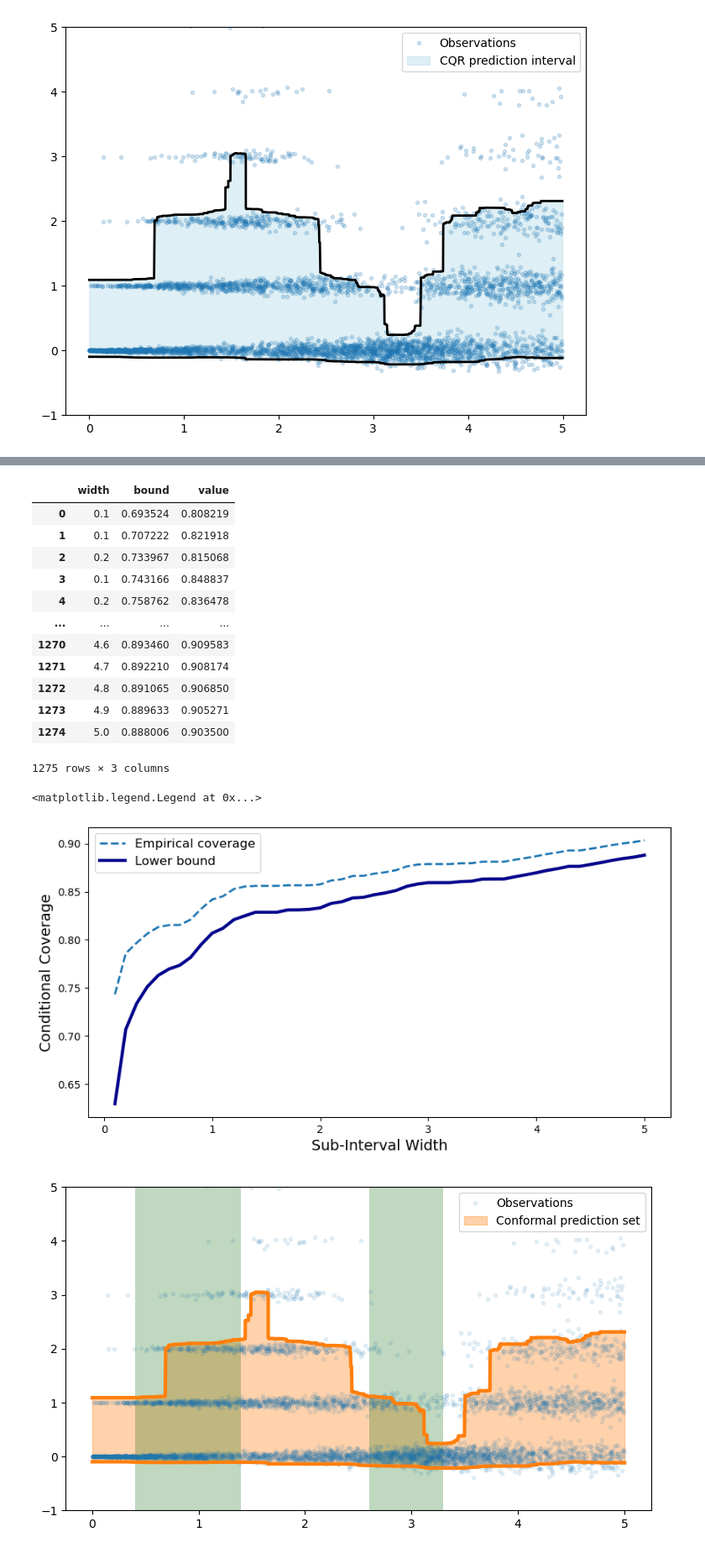
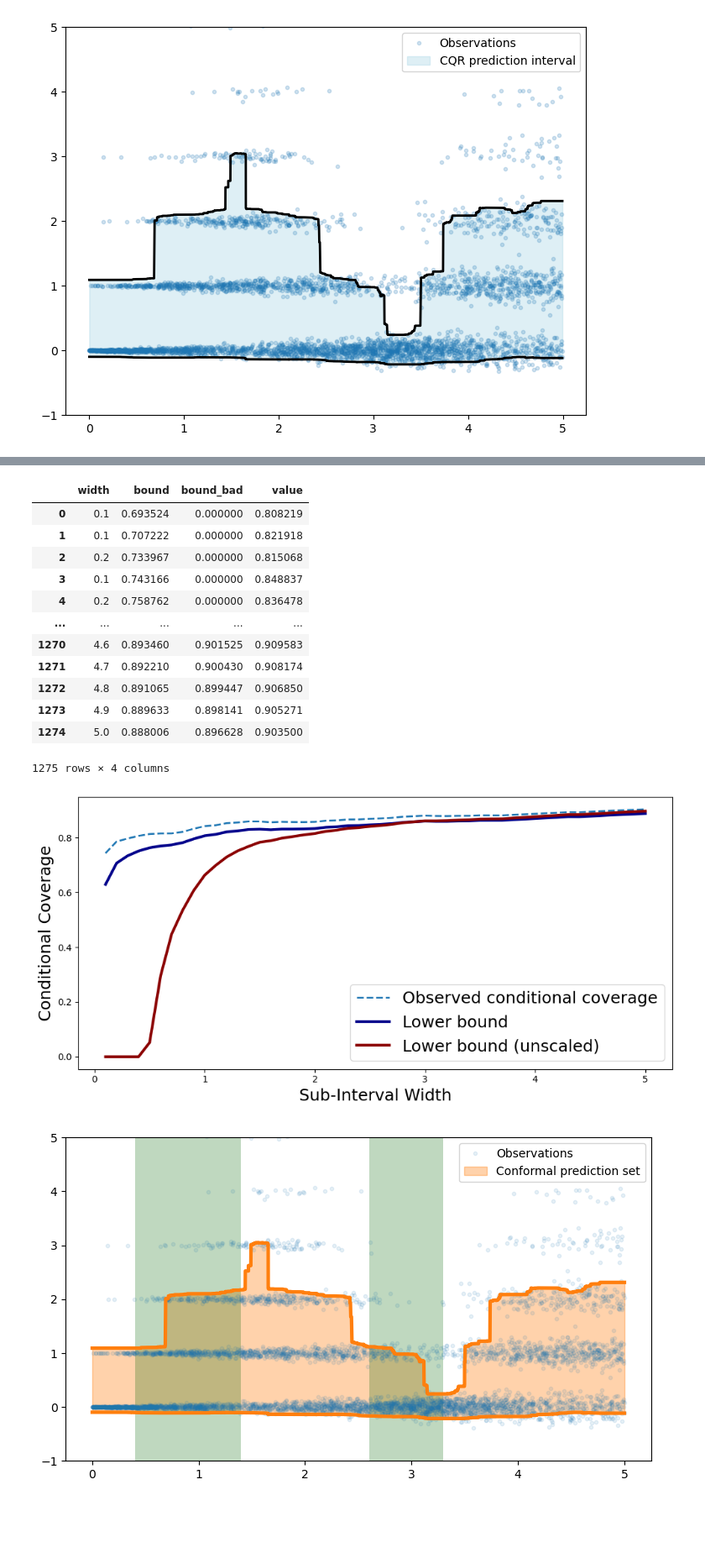
Before and after one commit to jjcherian/fairaudit, a Jupyter notebook: notebooks/PaperFigures.ipynb, the cells around one changed output, grey strips where cells are left out. Shown at 84% size. Cells and saved outputs as stored; diff of their text form; code cells hidden in the pictures; blank space fills up the shorter version.

```diff
--- a/notebooks/PaperFigures.ipynb
+++ b/notebooks/PaperFigures.ipynb
@@ -156,6 +156,20 @@ auditor.calibrate_groups(
     groups=intervals_at,
     bootstrap_params={'seed': 0, 'student': 'prob_bound', 'student_threshold': 0.01**(3/2)}
 )
+
+auditor_bad = Auditor(
+    X=X.reshape(-1,1),
+    Y=Y,
+    Z=np.concatenate([Z1.reshape(-1,1), Z2.reshape(-1,1)], axis=1),
+    metric=Metric('equalized_coverage')
+)
+
+auditor_bad.calibrate_groups(
+    alpha=0.1,
+    type='upper',
+    groups=intervals_at,
+    bootstrap_params={'seed': 0}
+)
 # %%
 plt.figure(figsize=(10,5))
 plt.plot(audit_trail_sample['x'], audit_trail_sample['y'], '.', alpha=0.2, label='Observations')
@@ -197,45 +210,50 @@ plt.legend(loc='upper right')
 from tqdm import tqdm
 widths = []
 bounds = []
+bounds_bad = []
 values = []
 for ind in tqdm(intervals_at.T):
     x_vals = X[ind]
     width = np.round(x_vals.max() - x_vals.min(), 1)
     bound, value, _ = auditor.query_group(ind)
+    bound_bad, value, _ = auditor_bad.query_group(ind)
     widths.append(width)
-    bounds.append(bound[0])
+    bounds.append(np.clip(bound[0], 0, 1))
+    bounds_bad.append(np.clip(bound_bad[0], 0, 1))
     values.append(value[0])
 
-pd.DataFrame(dict(width=widths, bound=bounds, value=values))
+pd.DataFrame(dict(width=widths, bound=bounds, bound_bad=bounds_bad, value=values))
 # %% [output]
-|  | width | bound | value |
-| 0 | 0.1 | 0.693524 | 0.808219 |
-| 1 | 0.1 | 0.707222 | 0.821918 |
-| 2 | 0.2 | 0.733967 | 0.815068 |
-| 3 | 0.1 | 0.743166 | 0.848837 |
-| 4 | 0.2 | 0.758762 | 0.836478 |
-| ... | ... | ... | ... |
-| 1270 | 4.6 | 0.893460 | 0.909583 |
-| 1271 | 4.7 | 0.892210 | 0.908174 |
-| 1272 | 4.8 | 0.891065 | 0.906850 |
-| 1273 | 4.9 | 0.889633 | 0.905271 |
-| 1274 | 5.0 | 0.888006 | 0.903500 |
+|  | width | bound | bound_bad | value |
+| 0 | 0.1 | 0.693524 | 0.000000 | 0.808219 |
+| 1 | 0.1 | 0.707222 | 0.000000 | 0.821918 |
+| 2 | 0.2 | 0.733967 | 0.000000 | 0.815068 |
+| 3 | 0.1 | 0.743166 | 0.000000 | 0.848837 |
+| 4 | 0.2 | 0.758762 | 0.000000 | 0.836478 |
+| ... | ... | ... | ... | ... |
+| 1270 | 4.6 | 0.893460 | 0.901525 | 0.909583 |
+| 1271 | 4.7 | 0.892210 | 0.900430 | 0.908174 |
+| 1272 | 4.8 | 0.891065 | 0.899447 | 0.906850 |
+| 1273 | 4.9 | 0.889633 | 0.898141 | 0.905271 |
+| 1274 | 5.0 | 0.888006 | 0.896628 | 0.903500 |
-1275 rows × 3 columns
+1275 rows × 4 columns
 # %%
-lower_bounds = pd.DataFrame(dict(width=widths, bound=bounds, value=values)).groupby("width").min()
+lower_bounds = pd.DataFrame(dict(width=widths, bound=bounds, bound_bad=bounds_bad, value=values)).groupby("width").min()
 lower_bounds = lower_bounds[lower_bounds['bound'] >= 0.3]
 plt.figure(figsize=(10, 5))
-plt.plot(lower_bounds.index, lower_bounds['value'][::-1].cummin()[::-1], '--', lw=2,
-         label="Empirical coverage")
-plt.plot(lower_bounds.index, lower_bounds['bound'][::-1].cummin()[::-1], lw=3, color='darkblue',
+plt.plot(lower_bounds.index, lower_bounds['value'], '--', lw=2,
+         label="Observed conditional coverage")
+plt.plot(lower_bounds.index, lower_bounds['bound'], lw=3, color='darkblue',
          label="Lower bound")
-plt.xlabel("Sub-Interval Width", size=14)
-plt.ylabel("Conditional Coverage", size=14)
-plt.legend(fontsize=12)
-# plt.savefig("bound_cqr_interval.pdf")
+plt.plot(lower_bounds.index, lower_bounds['bound_bad'][::-1].cummin()[::-1], lw=3, color='darkred',
+         label="Lower bound (unscaled)")
+plt.xlabel("Sub-Interval Width", size=18)
+plt.ylabel("Conditional Coverage", size=18)
+plt.legend(fontsize=18)
+plt.tight_layout()
+plt.savefig("figures/bound_cqr_interval_2.pdf")
 # %% [output]
-<matplotlib.legend.Legend at 0x...>
-[figure, old version]
+[figure, new version]
 # %%
 import pandas as pd
 
```
Also changed, not shown: parts of 17 cells of this notebook, 2 other files.
